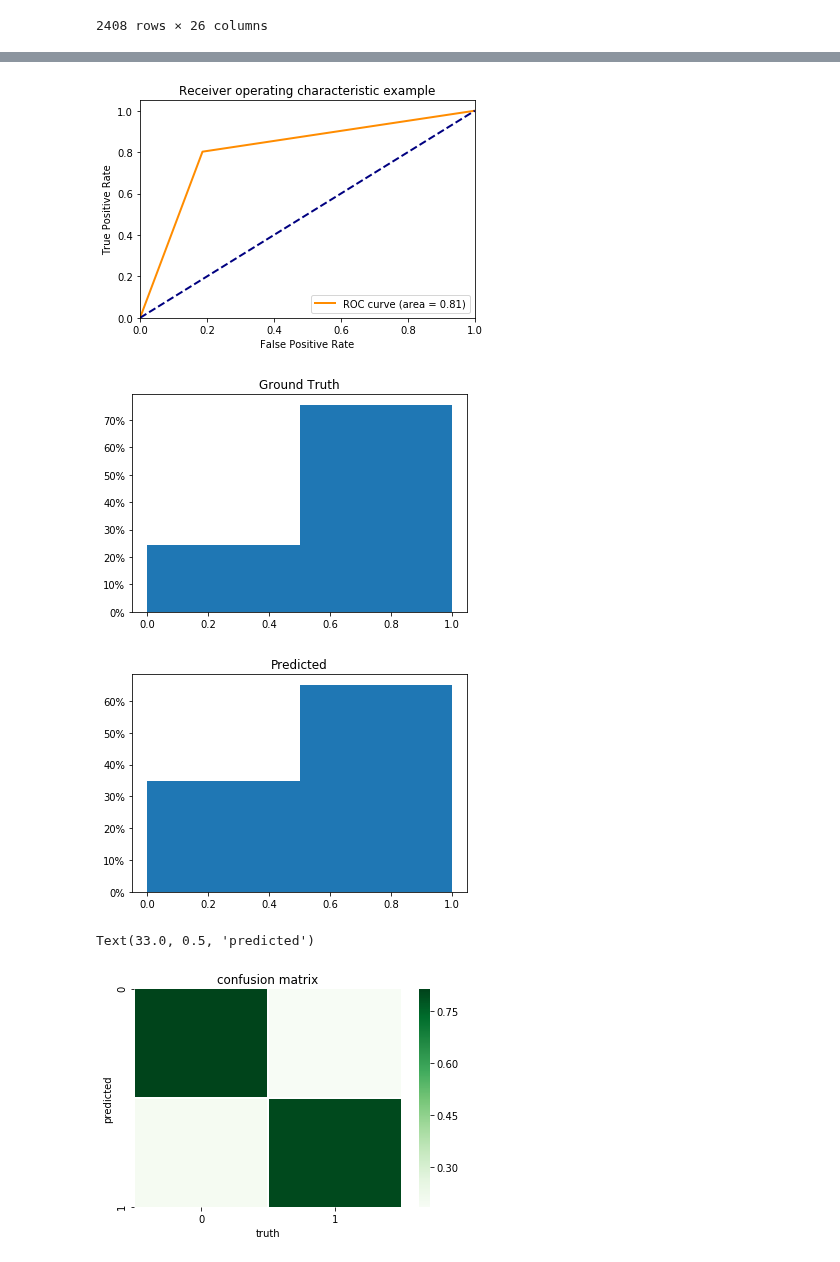
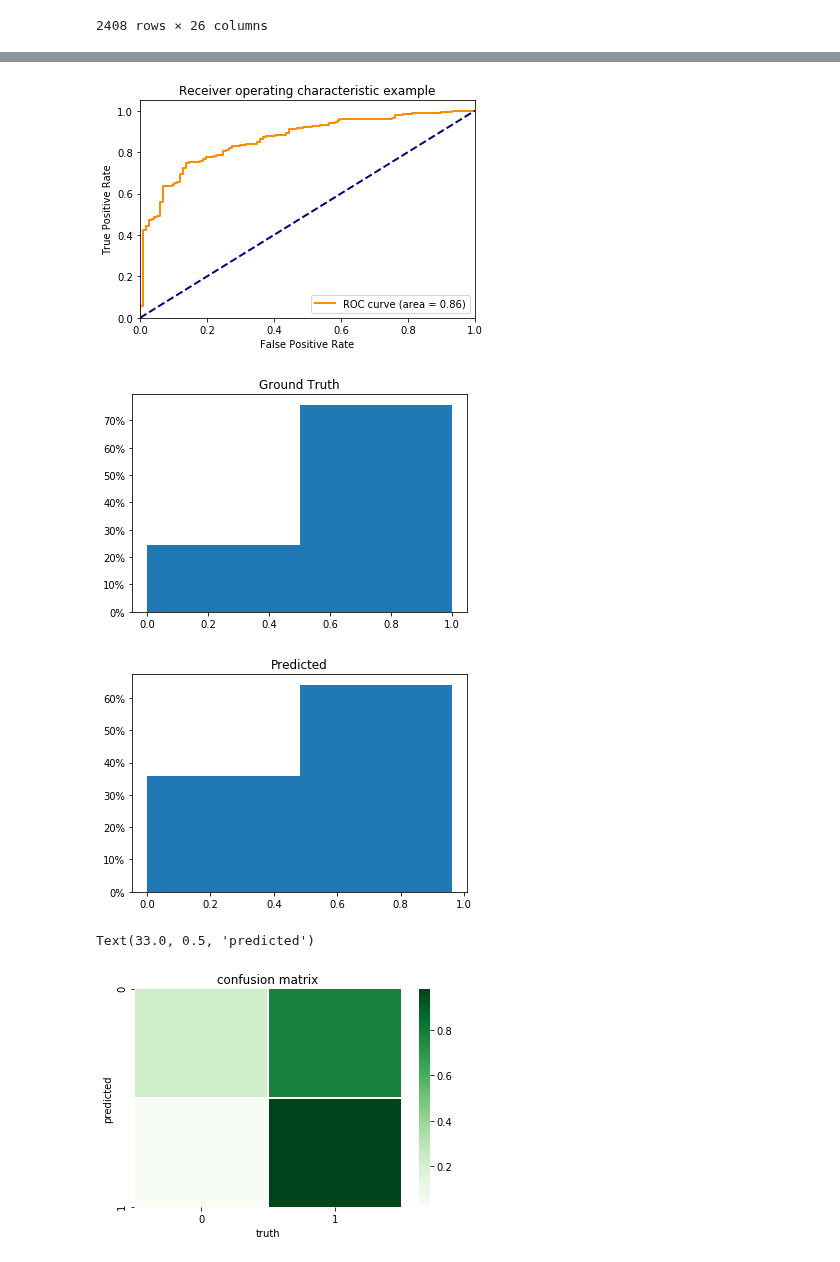
Before and after one commit to adit98/tbi, a Jupyter notebook: Apache_Baseline.ipynb, the cells around one changed output, grey strips where cells are left out. Drawn from its saved outputs; the diff is of its cells as text; code cells hidden in the pictures.

```diff
--- a/Apache_Baseline.ipynb
+++ b/Apache_Baseline.ipynb
@@ -95,6 +95,7 @@ Train Score: 0.8012088650100738
 # %%
+from sklearn.metrics import precision_recall_curve
 # test model
-predY = clf.predict(testX)
+predY = clf.predict_proba(testX)[:, 1]
 print("Test Score:", clf.score(testX, testY_mod))
 
 # get auc
@@ -103,6 +104,12 @@ print("AUC:", auc)
 
 # plot roc curve
 fpr, tpr, _ = roc_curve(testY_mod, predY)
+precision, recall, thresholds = precision_recall_curve(testY_mod, predY)
+bestThreshInd = np.argmax(np.square(tpr) + np.square(1 - fpr))
+print("Sensitivity: " + str(tpr[bestThreshInd]))
+print("Specificity: " + str(1 - fpr[bestThreshInd]))
+print("Precision: " + str(precision[bestThreshInd]))
+print("Recall: " + str(recall[bestThreshInd]))
 plt.figure()
 lw = 2
 plt.plot(fpr, tpr, color='darkorange',
@@ -128,7 +135,7 @@ plt.title("Predicted")
 plt.show()
 
 # heatmap
-confusion = confusion_matrix(testY_mod, predY)
+confusion = confusion_matrix(testY_mod , predY > thresholds[bestThreshInd])
 confusion = confusion / np.sum(confusion, axis=1)[:, None]
 heatmap = sns.heatmap(confusion, linewidths=.5, cmap="Greens")
 plt.title("confusion matrix")
@@ -140,5 +151,5 @@ AUC: 0.8078785621158503
-[figure, old version]
+[figure, new version]
 [figure]
-[figure, old version]
+[figure, new version]
 Text(33.0, 0.5, 'predicted')
-[figure, old version]
+[figure, new version]
```
Also changed, not shown: parts of 2 cells of this notebook.
